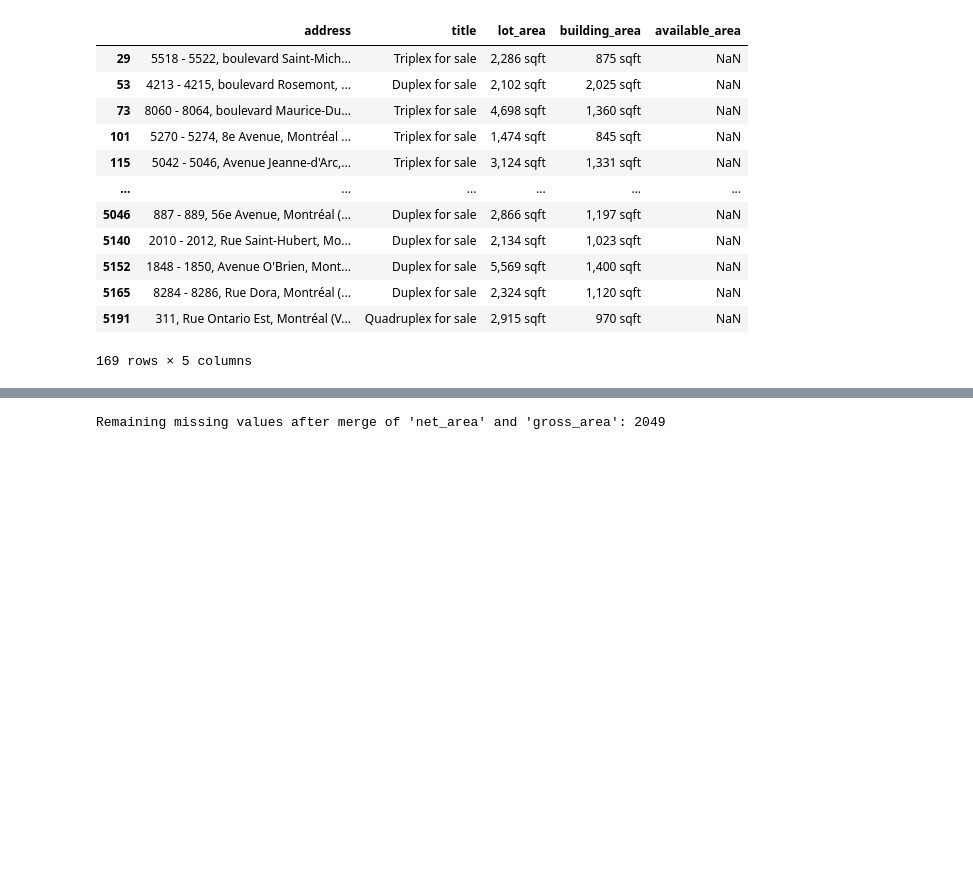
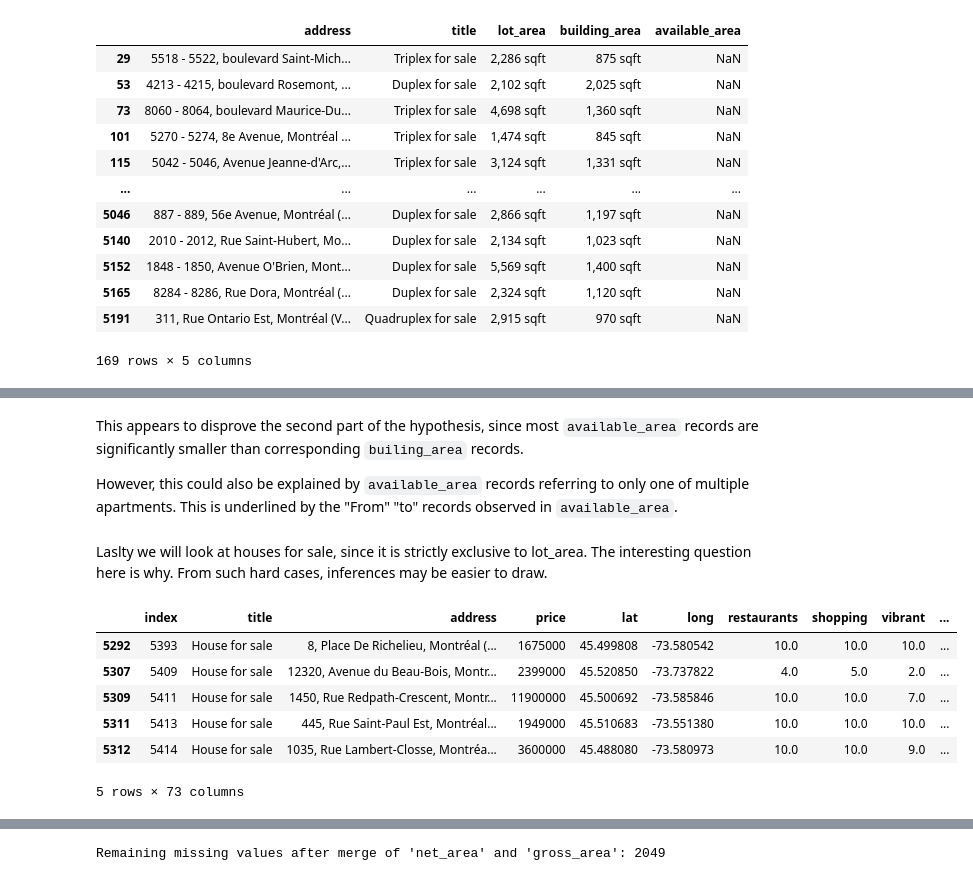
Before and after one commit to Jahnic/Data-Science, a Jupyter notebook: RealEstate/real_estate_scrape.ipynb, the cells around one changed output, grey strips where cells are left out. Cells and saved outputs as stored; diff of their text form; code cells hidden in the pictures; blank space fills up the shorter version.

```diff
--- a/RealEstate/real_estate_scrape.ipynb
+++ b/RealEstate/real_estate_scrape.ipynb
@@ -1413,0 +1421,16 @@ Length of all_area_types: 34
+# %% [markdown]
+This appears to disprove the second part of the hypothesis, since most `available_area` records are significantly smaller than corresponding `builing_area` records.
+
+However, this could also be explained by `available_area` records referring to only one of multiple apartments. This is underlined by the "From" "to" records observed in `available_area`.
+# %% [markdown]
+Laslty we will look at houses for sale, since it is strictly exclusive to lot_area. The interesting question here is why. From such hard cases, inferences may be easier to draw.
+# %%
+df[df.title == "House for sale"].loc[:, :"lot_area"].tail()
+# %% [output]
+|  | index | title | address | price | lat | long | restaurants | shopping | vibrant | ... |
+| 5292 | 5393 | House for sale | 8, Place De Richelieu, Montréal (... | 1675000 | 45.499808 | -73.580542 | 10.0 | 10.0 | 10.0 | ... |
+| 5307 | 5409 | House for sale | 12320, Avenue du Beau-Bois, Montr... | 2399000 | 45.520850 | -73.737822 | 4.0 | 5.0 | 2.0 | ... |
+| 5309 | 5411 | House for sale | 1450, Rue Redpath-Crescent, Montr... | 11900000 | 45.500692 | -73.585846 | 10.0 | 10.0 | 7.0 | ... |
+| 5311 | 5413 | House for sale | 445, Rue Saint-Paul Est, Montréal... | 1949000 | 45.510683 | -73.551380 | 10.0 | 10.0 | 10.0 | ... |
+| 5312 | 5414 | House for sale | 1035, Rue Lambert-Closse, Montréa... | 3600000 | 45.488080 | -73.580973 | 10.0 | 10.0 | 9.0 | ... |
+5 rows × 73 columns
```
Also changed, not shown: parts of 32 cells of this notebook.
